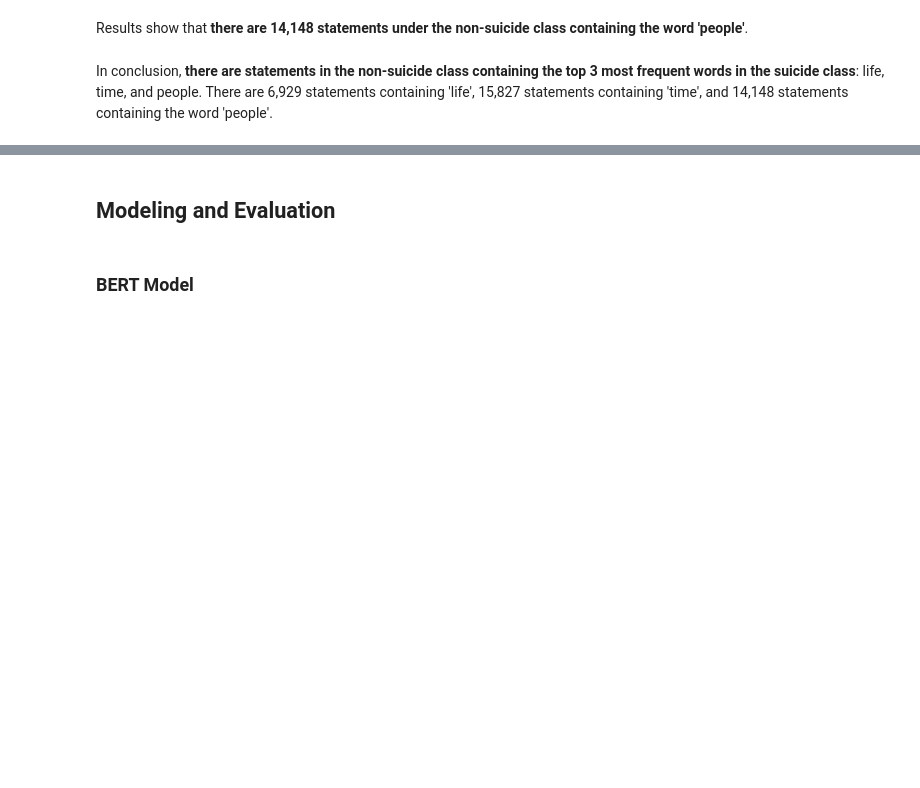
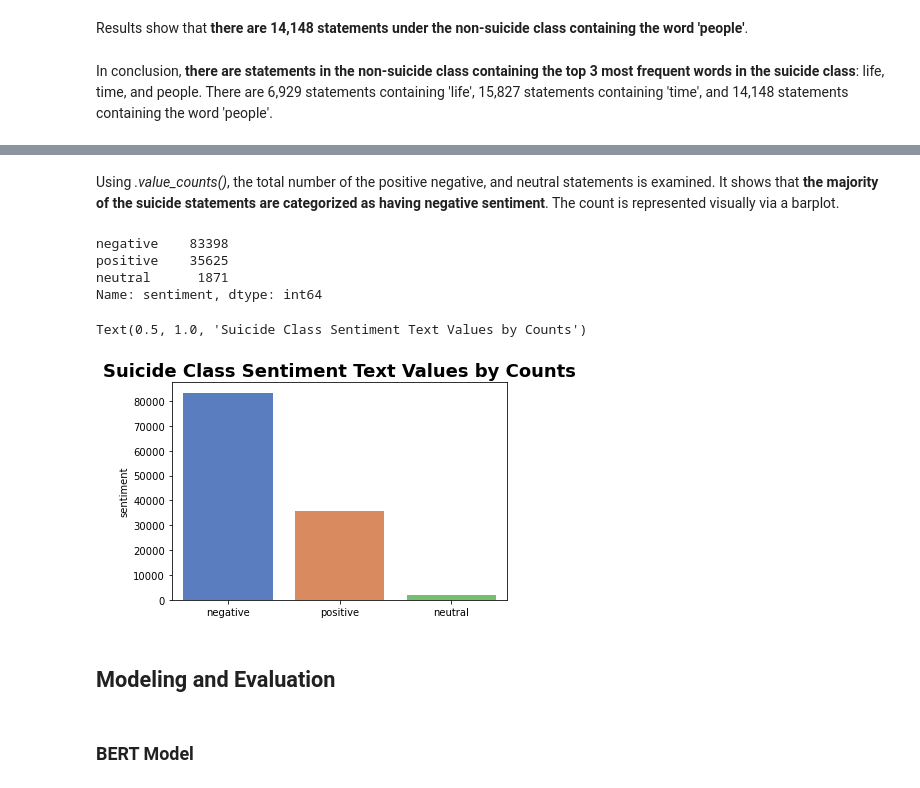
Before and after one commit to francheska-vicente/data103-project, a Jupyter notebook: main.ipynb, the cells around one changed output, grey strips where cells are left out. Saved outputs shown, nothing was run; the diff lists cells and outputs as text; code cells hidden in the pictures; blank space fills up the shorter version.

```diff
--- a/main.ipynb
+++ b/main.ipynb
@@ -1342,0 +1515,7 @@ In conclusion, **there are statements in the non-suicide class containing the to
+# %%
+s_SA['text_string_lem'] = s_SA['text_string_fdist'].apply(wordnet_lem.lemmatize)
+# %%
+# check if the columns are equal
+s_SA['is_equal']= (s_SA['text_string_fdist']==s_SA['text_string_lem'])
+# show level count
+s_SA.is_equal.value_counts()
@@ -1342,0 +1528,7 @@ In conclusion, **there are statements in the non-suicide class containing the to
+# %%
+s_SA['polarity'] = s_SA['text_string_lem'].apply(lambda x: analyzer.polarity_scores(x))
+
+# Change data structure
+s_SA = pd.concat(
+     [s_SA.drop(['polarity'], axis=1),
+     s_SA['polarity'].apply(pd.Series)], axis=1)
@@ -1342,0 +1537,4 @@ In conclusion, **there are statements in the non-suicide class containing the to
+# %%
+s_SA['sentiment'] = s_SA['compound'].apply(condition)
+
+s_SA.tail()
@@ -1343,3 +1548,19 @@ In conclusion, **there are statements in the non-suicide class containing the to
+# %% [markdown]
+Using *.value_counts()*, the total number of the positive negative, and neutral statements is examined. It shows that **the majority of the suicide statements are categorized as having negative sentiment**. The count is represented visually via a barplot.
+# %%
+s_SA['sentiment'].value_counts()
+# %% [output]
+negative    83398
+positive    35625
+neutral      1871
+Name: sentiment, dtype: int64
+# %%
+sns.set_palette('muted')
+ax = sns.barplot(x=s_SA['sentiment'].value_counts().index, y=s_SA['sentiment'].value_counts())
+ax.set_title('Suicide Class Sentiment Text Values by Counts', fontsize=18, fontweight='bold')
+# %% [output]
+Text(0.5, 1.0, 'Suicide Class Sentiment Text Values by Counts')
+[figure, added]
 # %% [markdown]
 ## **Modeling and Evaluation**
 # %% [markdown]
```
Also changed, not shown: parts of 51 cells of this notebook.
